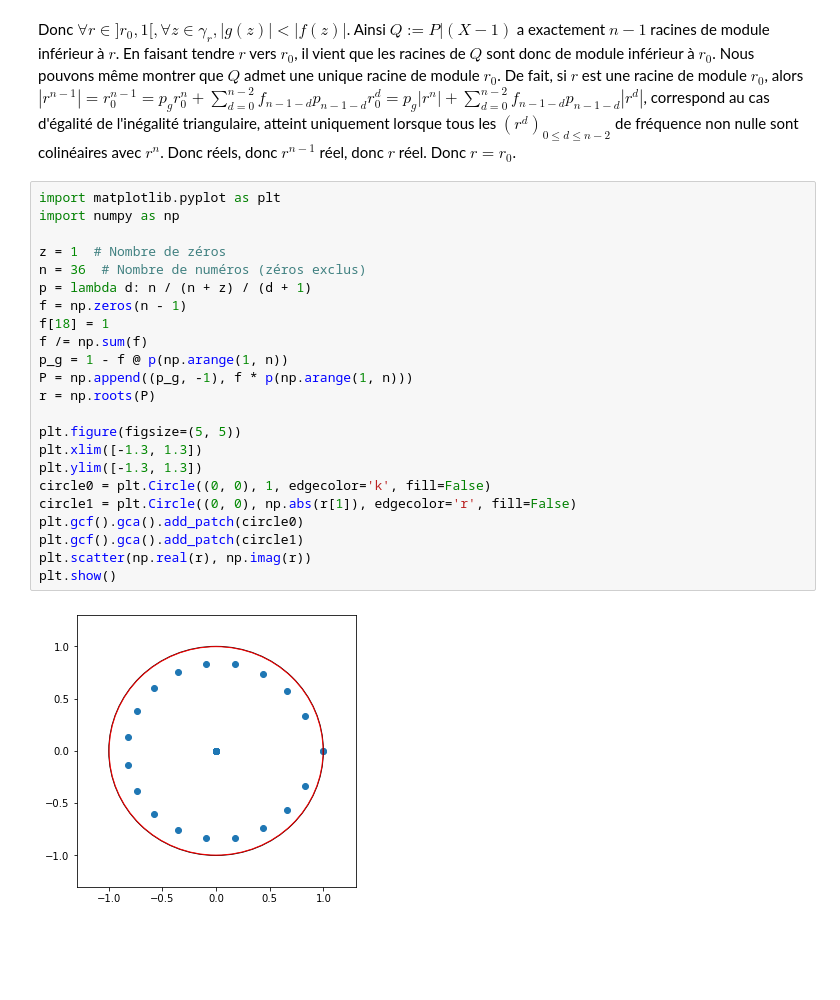
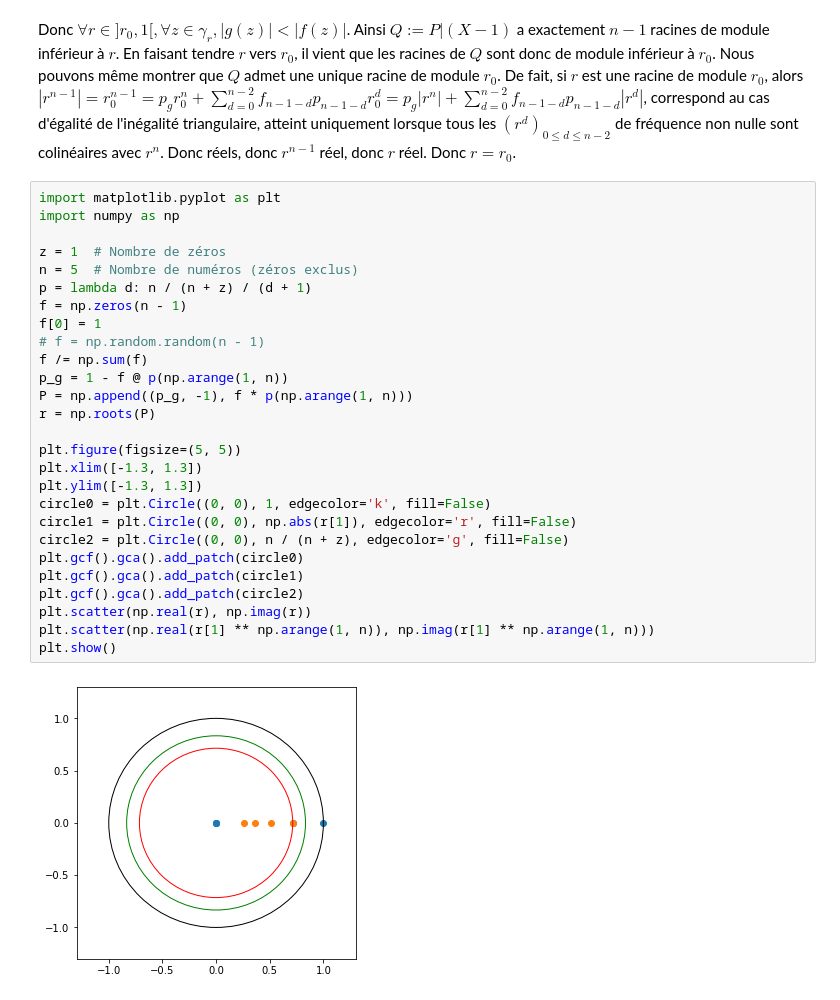
Before and after one commit to jeanHeibig/casinoRoulette, a Jupyter notebook: model2/rouche.ipynb, the cells around one changed output. Drawn from its saved outputs; the diff is of its cells as text; blank space fills up the shorter version.

```diff
--- a/model2/rouche.ipynb
+++ b/model2/rouche.ipynb
@@ -22,25 +22,29 @@ Donc $\forall r \in ]r_{0}, 1[, \forall z \in \gamma_{r}, |g(z)| < |f(z)|$. Ains
 # %%
 import matplotlib.pyplot as plt
 import numpy as np
 
 z = 1  # Nombre de zéros
-n = 36  # Nombre de numéros (zéros exclus)
+n = 5  # Nombre de numéros (zéros exclus)
 p = lambda d: n / (n + z) / (d + 1)
 f = np.zeros(n - 1)
-f[18] = 1
+f[0] = 1
+# f = np.random.random(n - 1)
 f /= np.sum(f)
 p_g = 1 - f @ p(np.arange(1, n))
 P = np.append((p_g, -1), f * p(np.arange(1, n)))
 r = np.roots(P)
 
 plt.figure(figsize=(5, 5))
 plt.xlim([-1.3, 1.3])
 plt.ylim([-1.3, 1.3])
 circle0 = plt.Circle((0, 0), 1, edgecolor='k', fill=False)
 circle1 = plt.Circle((0, 0), np.abs(r[1]), edgecolor='r', fill=False)
+circle2 = plt.Circle((0, 0), n / (n + z), edgecolor='g', fill=False)
 plt.gcf().gca().add_patch(circle0)
 plt.gcf().gca().add_patch(circle1)
+plt.gcf().gca().add_patch(circle2)
 plt.scatter(np.real(r), np.imag(r))
+plt.scatter(np.real(r[1] ** np.arange(1, n)), np.imag(r[1] ** np.arange(1, n)))
 plt.show()
 # %% [output]
-[figure, old version]
+[figure, new version]
```
Also changed, not shown: parts of 5 cells of this notebook.
